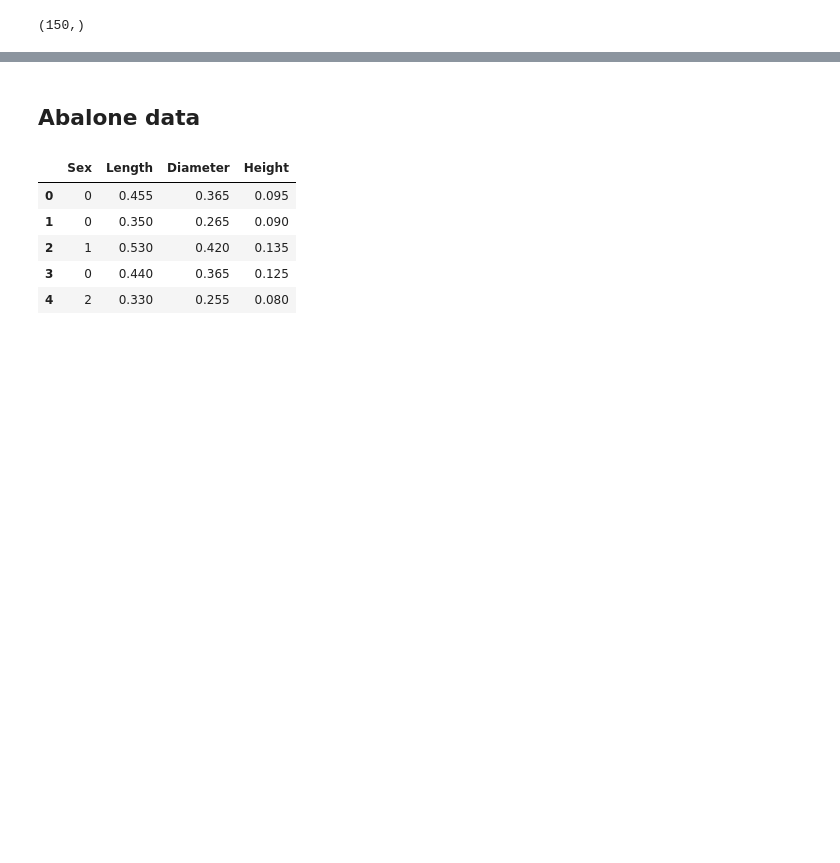
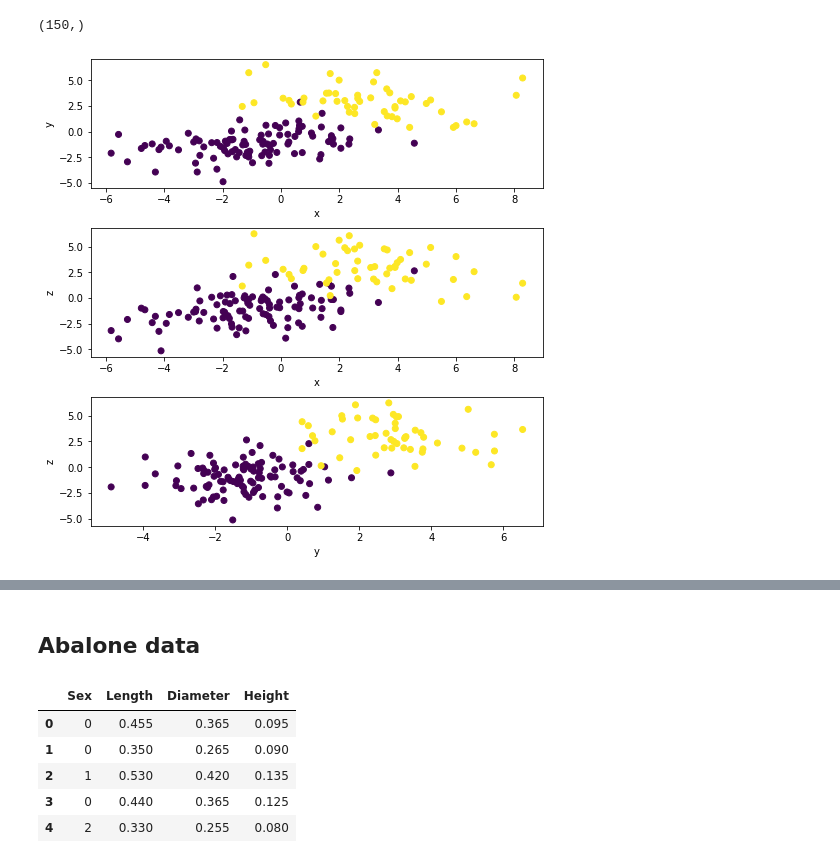
Before and after one commit to yaroslavtsepkov/StatAnalysis, a Jupyter notebook: 04-classification-yaroslav-tsepkov.ipynb, the cells around one changed output, grey strips where cells are left out. Cells and saved outputs as stored; diff of their text form; code cells hidden in the pictures; blank space fills up the shorter version.

```diff
--- a/04-classification-yaroslav-tsepkov.ipynb
+++ b/04-classification-yaroslav-tsepkov.ipynb
@@ -59,6 +62,20 @@ y_pred_for_graph = clf.predict(df[['x','y','z']].values)
 y_pred_for_graph.shape
 # %% [output]
 (150,)
+# %%
+fig, axs = plt.subplots(3,1, figsize=(7,7),constrained_layout=True)
+axs[0].scatter(df.x.values, df.y.values,c=df['class'].values)
+axs[0].set_xlabel('x')
+axs[0].set_ylabel('y')
+axs[1].scatter(df.x.values, df.z.values,c=df['class'].values)
+axs[1].set_xlabel('x')
+axs[1].set_ylabel('z')
+axs[2].scatter(df.y.values, df.z.values,c=df['class'].values)
+axs[2].set_xlabel('y')
+axs[2].set_ylabel('z')
+fig.show()
+# %% [output]
+[figure, added]
 # %%
 fig = plt.figure(figsize=(10,10))
 ax = fig.add_subplot(1, 2, 1, projection='3d')
```
Also changed, not shown: parts of 8 cells of this notebook, 19 other files.
